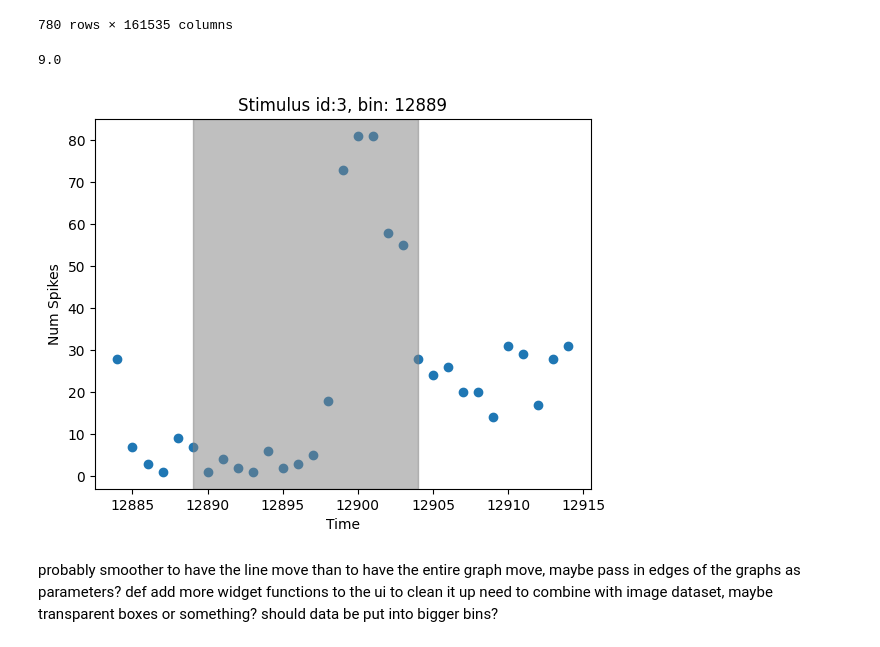
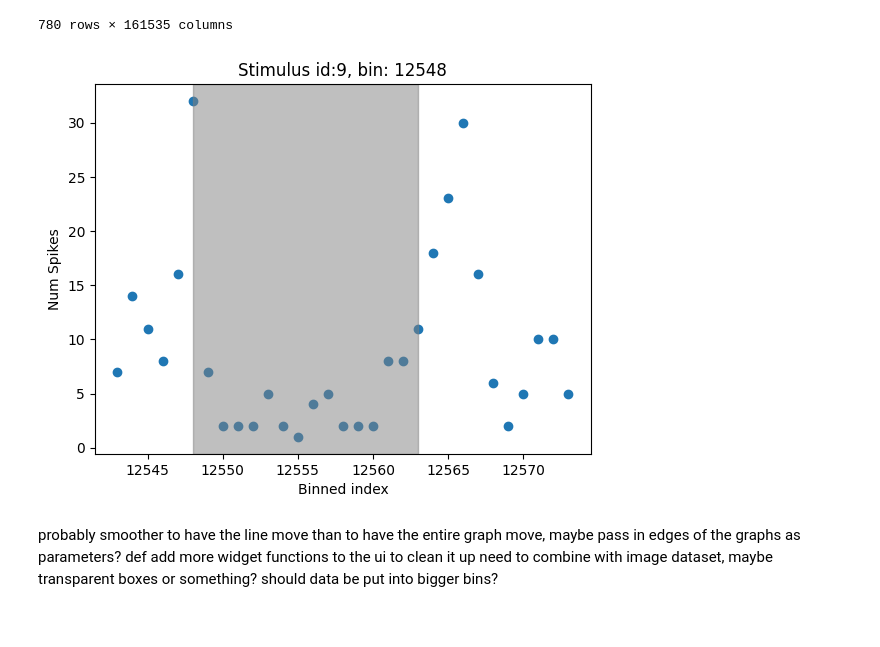
Before and after one commit to VirtualBrainLab/urchin-examples, a Jupyter notebook: li_2024/spiking_data.ipynb, the cells around one changed output. Drawn from its saved outputs; the diff is of its cells as text; code cells hidden in the pictures.

```diff
--- a/li_2024/spiking_data.ipynb
+++ b/li_2024/spiking_data.ipynb
@@ -84,7 +108,3 @@ combined
 | 778 | 0.0 | 0.0 | 0.0 | 0.0 | 0.0 | 0.0 | 0.0 | 0.0 | 0.0 | 0.0 | ... | ... |
 | 779 | NaN | NaN | NaN | NaN | NaN | NaN | NaN | NaN | NaN | NaN | ... | ... |
 780 rows × 161535 columns
-# %%
-combined.iloc[779,12548]
-# %% [output]
-9.0
@@ -95,21 +111,22 @@ y = combined.iloc[:,0:25].sum().to_list()
 # %%
-bin_id = 12889
+bin_id = 12548
 stim_id = int(combined.iloc[779,bin_id])
 # Assuming combined is your DataFrame
 x = combined.columns[bin_id - 5: bin_id + 26].to_list()  # Adjusted slicing indices
+#x = [i * 20 for i in x]
 y = combined.iloc[:, bin_id - 5: bin_id + 26].sum().to_list()  # Adjusted slicing indices
 
 plt.scatter(x, y)
-plt.xlabel('Time')
+plt.xlabel('Binned index')
 plt.ylabel('Num Spikes')
 plt.title('Stimulus id:{}, bin: {}'.format(stim_id, bin_id))
 
 # Add the gray rectangle
 plt.axvspan(bin_id, bin_id + 15, color='gray', alpha=0.5)
 
 plt.show()
 # %% [output]
-[figure, old version]
+[figure, new version]
 # %%
 allen = pd.read_csv("../../data/allen_visual_behavior_firing_rate.csv")
 allen = allen.iloc[::400]
```
Also changed, not shown: parts of 3 cells of this notebook.
